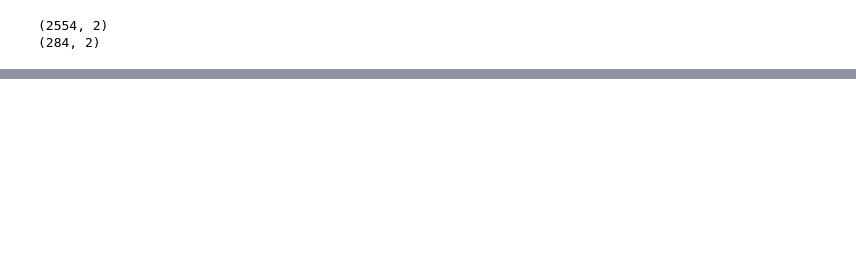
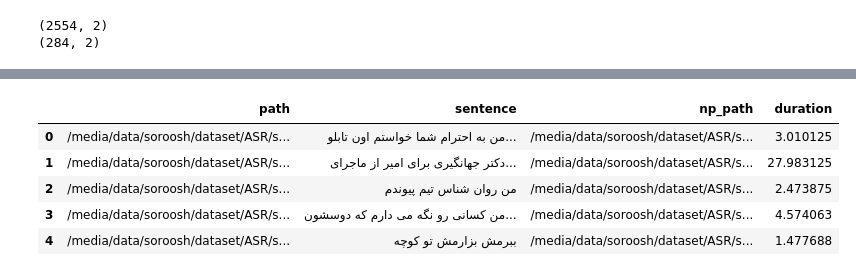
Before and after one commit to zlab-foss/Wav2Vec2-XLSR-Finetune, a Jupyter notebook: prepare data.ipynb, the cells around one changed output, grey strips where cells are left out. Saved outputs shown, nothing was run; the diff lists cells and outputs as text; code cells hidden in the pictures; blank space fills up the shorter version.

```diff
--- a/prepare data.ipynb
+++ b/prepare data.ipynb
@@ -327,3 +394,7 @@ test_df.to_csv(f"{save_path}/test.csv", sep="\t", encoding="utf-8", index=False)
 
 print(train_df.shape)
 print(test_df.shape)
+# %%
+path = '/media/data/soroosh/dataset/ASR/shemo-fa/'
+train = pd.read_csv(path +'test.csv', delimiter='\t')
+train.head()
@@ -329,0 +408,13 @@ print(test_df.shape)
+# %%
+from joblib import Parallel, delayed
+
+save_dir = '/media/data/soroosh/dataset/ASR/shemo-fa/np/'
+
+def save2np(file):
+    x, _ = librosa.load(file, sr=16000)
+    np.save(save_dir + file.split('/')[-1][:-4], x)
+
+_ = Parallel(n_jobs=20)(delayed(save2np)(file) for file in tqdm(train['path']))
+# %%
+train['np_path'] = train['path'].progress_apply(lambda path: save_dir + path.split('/')[-1][:-4] + '.npy')
+train.head()
@@ -329,0 +428,10 @@ print(test_df.shape)
+# %%
+train['duration'] = train['np_path'].progress_apply(lambda p: np.load(p).shape[0]/ 16000)
+train.head()
+# %% [output]
+|  | path | sentence | np_path | duration |
+| 0 | /media/data/soroosh/dataset/ASR/s... | من به احترام شما خواستم اون تابلو... | /media/data/soroosh/dataset/ASR/s... | 3.010125 |
+| 1 | /media/data/soroosh/dataset/ASR/s... | دکتر جهانگیری برای امیر از ماجرای... | /media/data/soroosh/dataset/ASR/s... | 27.983125 |
+| 2 | /media/data/soroosh/dataset/ASR/s... | من روان شناس تیم پیوندم | /media/data/soroosh/dataset/ASR/s... | 2.473875 |
+| 3 | /media/data/soroosh/dataset/ASR/s... | من کسانی رو نگه می دارم که دوسشون... | /media/data/soroosh/dataset/ASR/s... | 4.574063 |
+| 4 | /media/data/soroosh/dataset/ASR/s... | ببرمش بزارمش تو کوچه | /media/data/soroosh/dataset/ASR/s... | 1.477688 |
```
Also changed, not shown: parts of 13 cells of this notebook, 5 other files.
